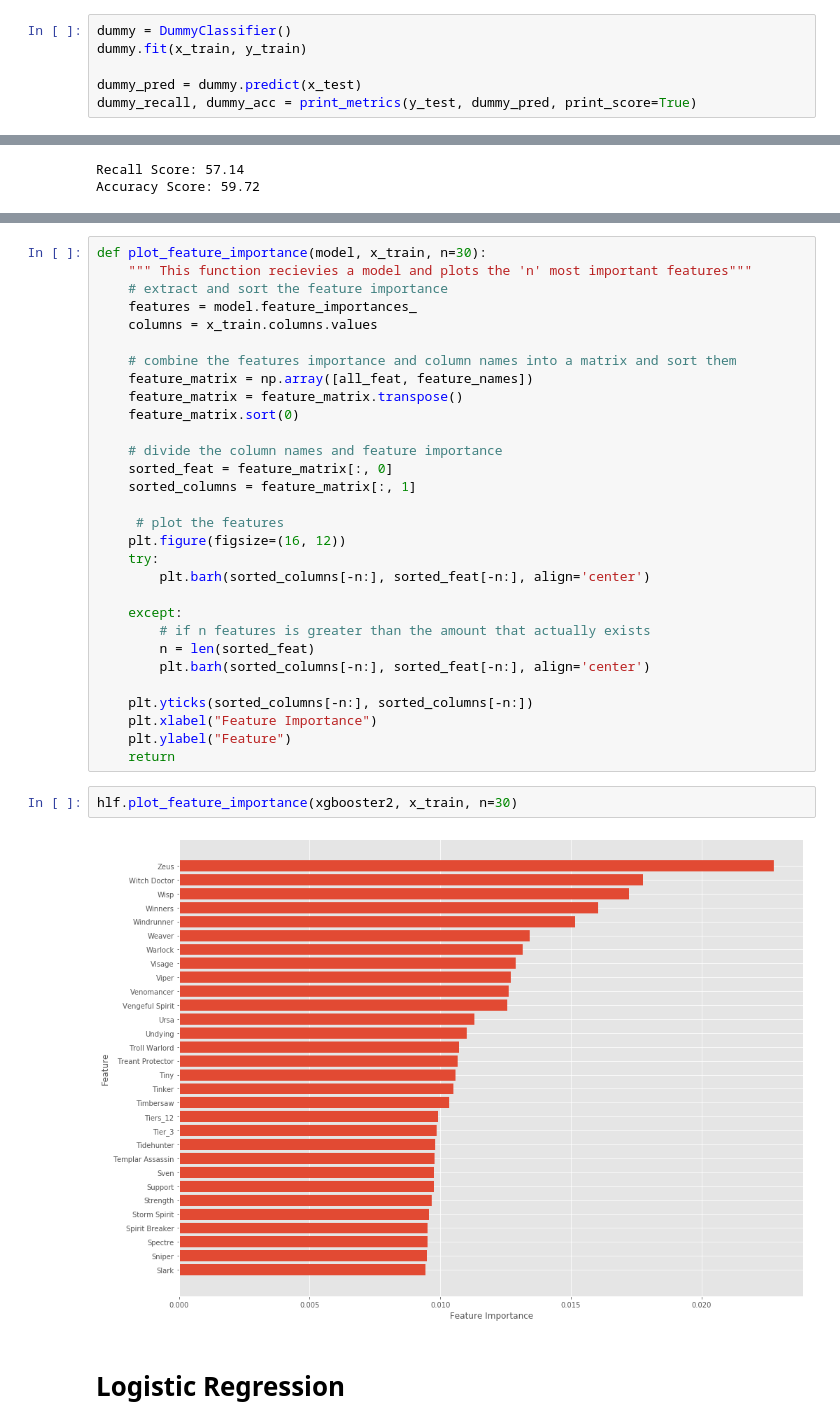
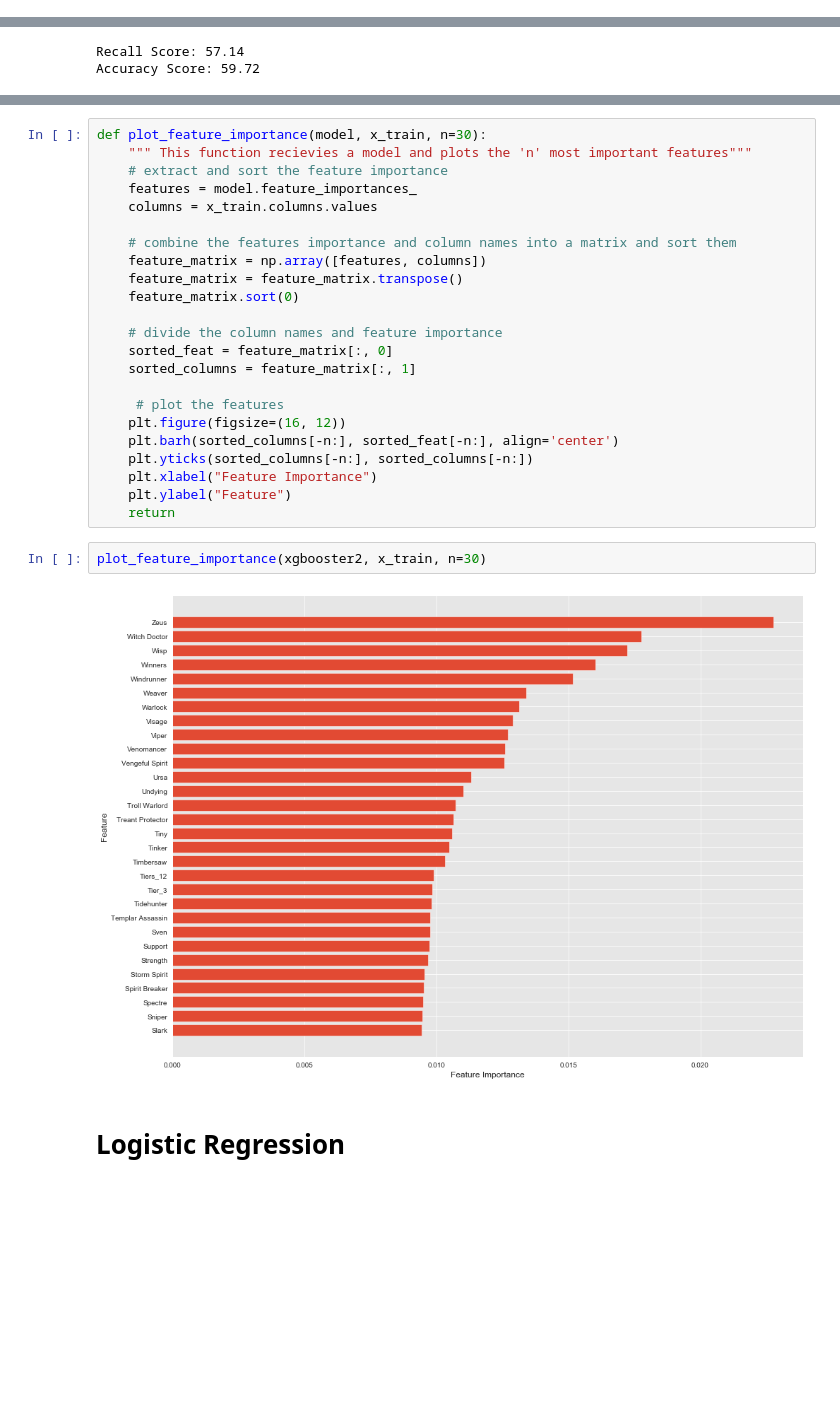
Before and after one commit to Gal-Gilor/In_Zeus_We_Trust, a Jupyter notebook: dota_classification_models.ipynb, the cells around one changed output, grey strips where cells are left out. Saved outputs shown, nothing was run; the diff lists cells and outputs as text; blank space fills up the shorter version.

```diff
--- a/dota_classification_models.ipynb
+++ b/dota_classification_models.ipynb
@@ -66,9 +68,3 @@ def plot_confusion_matrix(y_test, y_pred):
 # %%
 # Create seprate training and testing sets
 x_train, x_test, y_train, y_test = train_test_split(df, labels, test_size=0.25)
-# %%
-dummy = DummyClassifier()
-dummy.fit(x_train, y_train)
-
-dummy_pred = dummy.predict(x_test)
-dummy_recall, dummy_acc = print_metrics(y_test, dummy_pred, print_score=True)
@@ -490,7 +512,7 @@ def plot_feature_importance(model, x_train, n=30):
     columns = x_train.columns.values
 
     # combine the features importance and column names into a matrix and sort them
-    feature_matrix = np.array([all_feat, feature_names])
+    feature_matrix = np.array([features, columns])
     feature_matrix = feature_matrix.transpose()
     feature_matrix.sort(0)
 
@@ -500,22 +522,15 @@ def plot_feature_importance(model, x_train, n=30):
 
      # plot the features
     plt.figure(figsize=(16, 12))
-    try:
-        plt.barh(sorted_columns[-n:], sorted_feat[-n:], align='center')
-
-    except:
-        # if n features is greater than the amount that actually exists
-        n = len(sorted_feat)
-        plt.barh(sorted_columns[-n:], sorted_feat[-n:], align='center')
-
+    plt.barh(sorted_columns[-n:], sorted_feat[-n:], align='center')
     plt.yticks(sorted_columns[-n:], sorted_columns[-n:])
     plt.xlabel("Feature Importance")
     plt.ylabel("Feature")
     return
 # %%
-hlf.plot_feature_importance(xgbooster2, x_train, n=30)
+plot_feature_importance(xgbooster2, x_train, n=30)
 # %% [output]
-[figure, old version]
+[figure, new version]
 # %% [markdown]
 # Logistic Regression
 # %%
```
Also changed, not shown: parts of 17 cells of this notebook, 6 other files.
